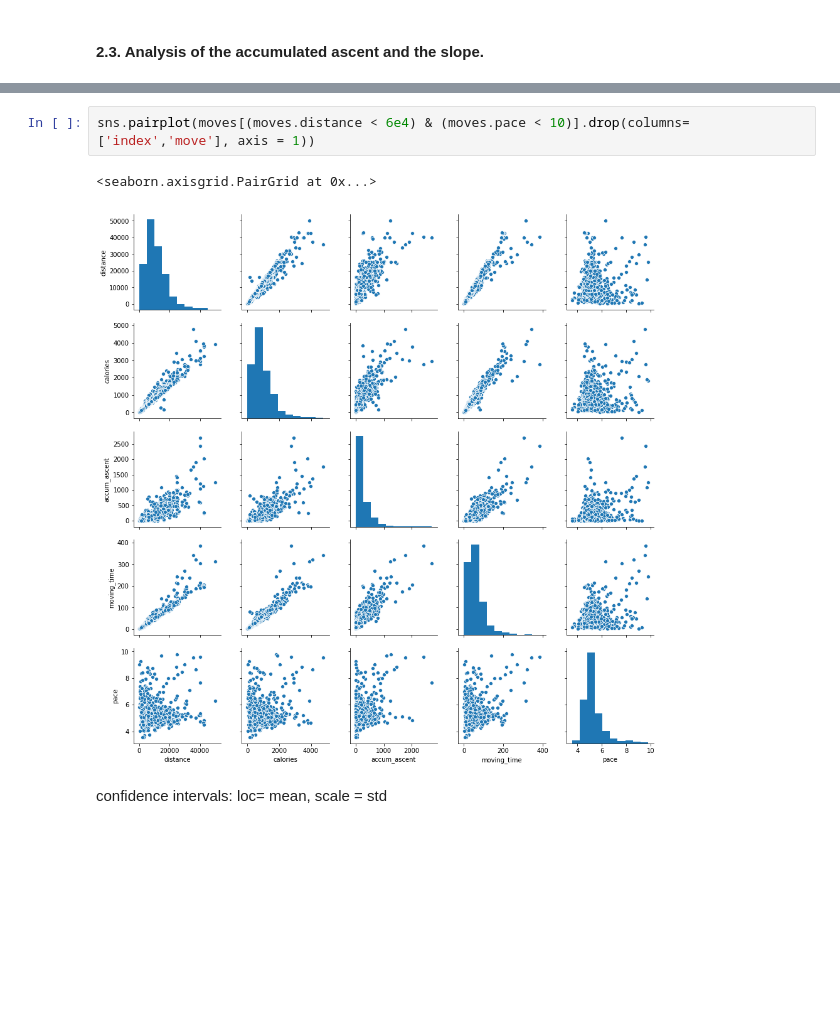
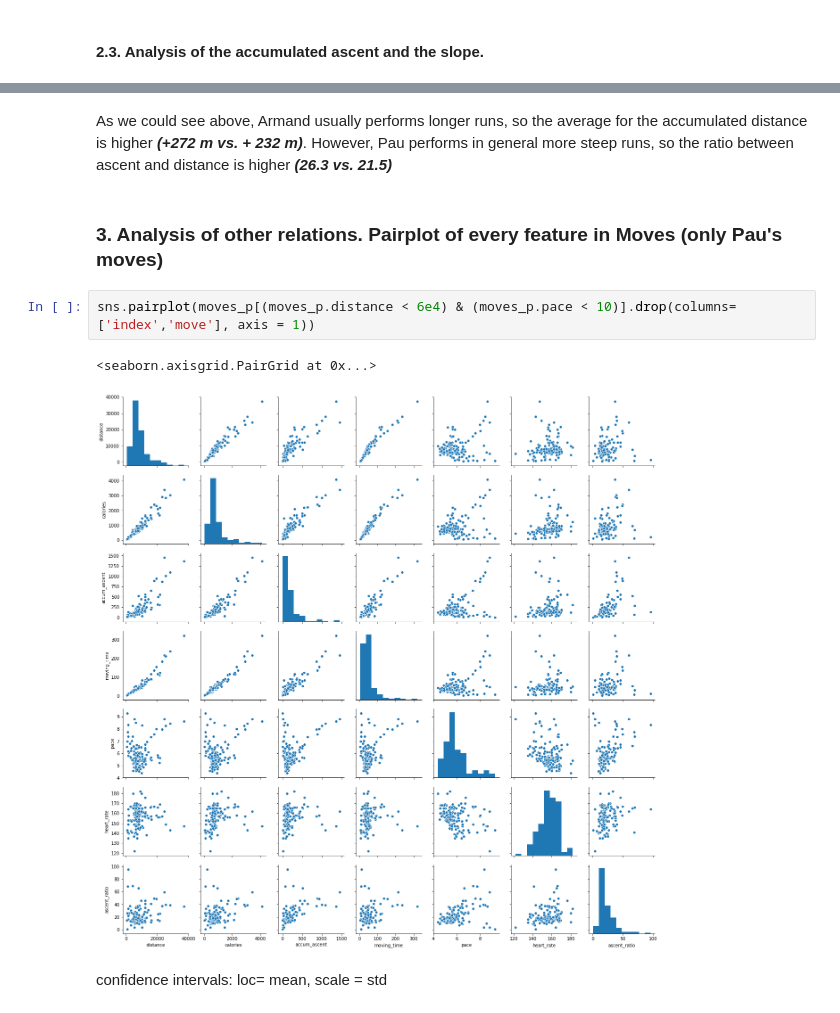
Before and after one commit to pausampietro/run_perfomance, a Jupyter notebook: 2. Data Exploratory Analysis.ipynb, the cells around one changed output, grey strips where cells are left out. Saved outputs shown, nothing was run; the diff lists cells and outputs as text; blank space fills up the shorter version.

Commit message:
added ascent_ratio and boxplots for ascent

```diff
--- a/2. Data Exploratory Analysis.ipynb
+++ b/2. Data Exploratory Analysis.ipynb
@@ -201,8 +220,12 @@ In this plot we can see that, althought KS test says that Armand's speed is not
+# %% [markdown]
+As we could see above, Armand usually performs longer runs, so the average for the accumulated distance is higher ***(+272 m vs. + 232 m)***. However, Pau performs in general more steep runs, so the ratio between ascent and distance is higher ***(26.3 vs. 21.5)***
+# %% [markdown]
+### 3. Analysis of other relations. Pairplot of every feature in Moves (only Pau's moves)
 # %%
-sns.pairplot(moves[(moves.distance < 6e4) & (moves.pace < 10)].drop(columns=['index','move'], axis = 1))
+sns.pairplot(moves_p[(moves_p.distance < 6e4) & (moves_p.pace < 10)].drop(columns=['index','move'], axis = 1))
 # %% [output]
 <seaborn.axisgrid.PairGrid at 0x...>
-[figure, old version]
+[figure, new version]
 # %% [markdown]
 confidence intervals: loc= mean, scale = std
 # %%
```
Also changed, not shown: parts of 4 cells of this notebook, 1 other file.
